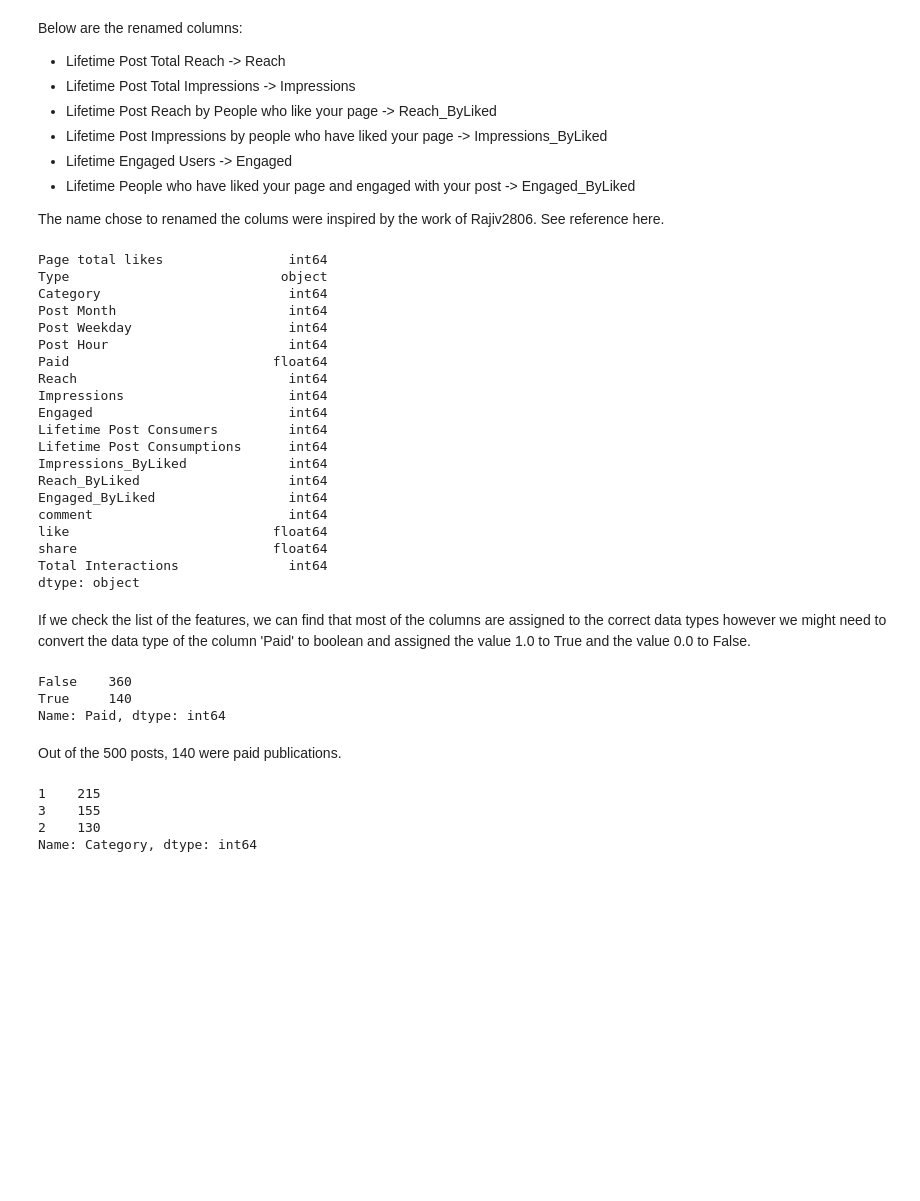
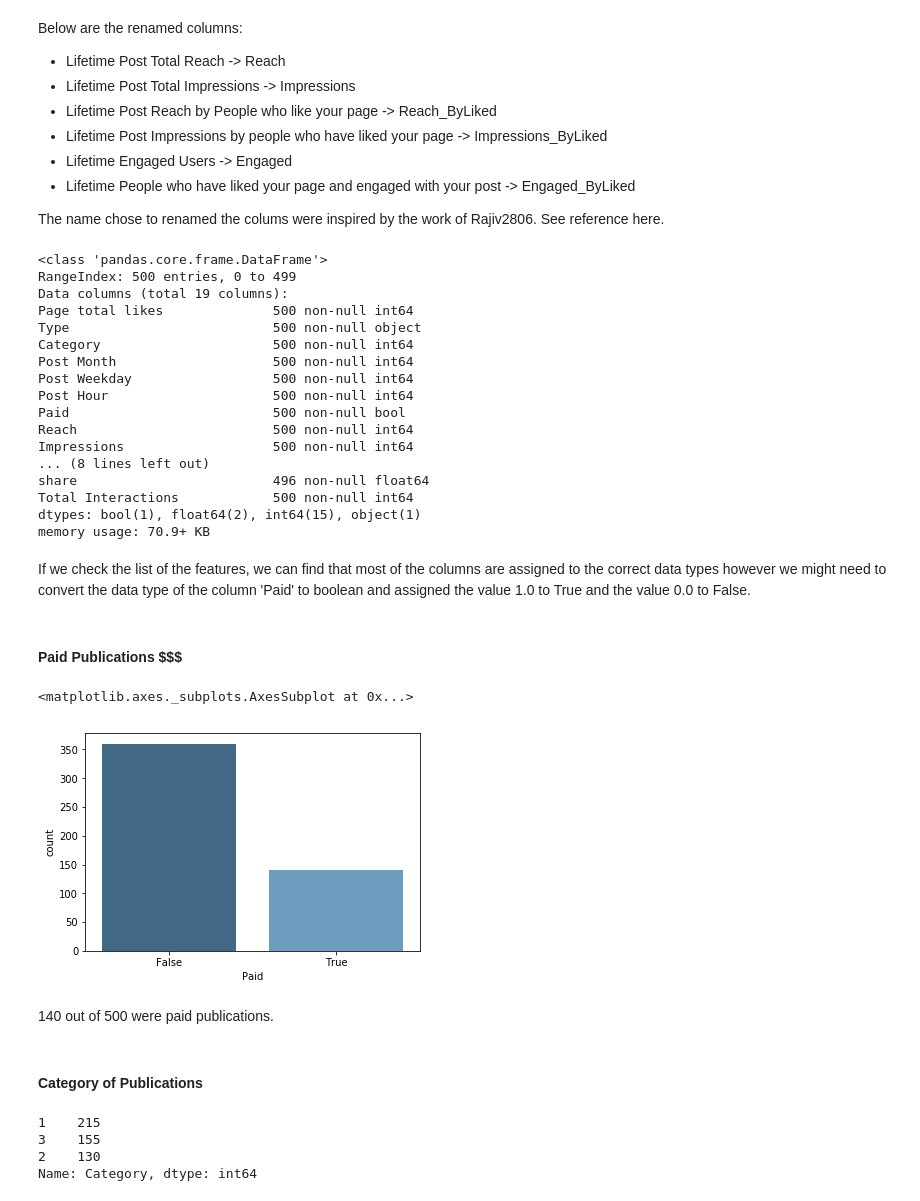
Before and after one commit to mtfaye/Performance-Metrics-Facebook-s-Page, a Jupyter notebook: Social_media_metrics.ipynb, the cells around one changed output. Drawn from its saved outputs; the diff is of its cells as text; code cells hidden in the pictures; blank space fills up the shorter version.

```diff
--- a/Social_media_metrics.ipynb
+++ b/Social_media_metrics.ipynb
@@ -40,40 +43,40 @@ df = df.rename(columns\
                  'Lifetime People who have liked your Page and engaged with your post':'Engaged_ByLiked'
                   })
 # %%
-df.dtypes #List of the features and their data types
+df.info() #List of the features and their data types
 # %% [output]
-Page total likes                int64
-Type                           object
-Category                        int64
-Post Month                      int64
-Post Weekday                    int64
-Post Hour                       int64
-Paid                          float64
-Reach                           int64
-Impressions                     int64
-Engaged                         int64
-Lifetime Post Consumers         int64
-Lifetime Post Consumptions      int64
-Impressions_ByLiked             int64
-Reach_ByLiked                   int64
-Engaged_ByLiked                 int64
-comment                         int64
-like                          float64
-share                         float64
-Total Interactions              int64
-dtype: object
+<class 'pandas.core.frame.DataFrame'>
+RangeIndex: 500 entries, 0 to 499
+Data columns (total 19 columns):
+Page total likes              500 non-null int64
+Type                          500 non-null object
+Category                      500 non-null int64
+Post Month                    500 non-null int64
+Post Weekday                  500 non-null int64
+Post Hour                     500 non-null int64
+Paid                          500 non-null bool
+Reach                         500 non-null int64
+Impressions                   500 non-null int64
+... (8 lines left out)
+share                         496 non-null float64
+Total Interactions            500 non-null int64
+dtypes: bool(1), float64(2), int64(15), object(1)
+memory usage: 70.9+ KB
 # %% [markdown]
 If we check the list of the features, we can find that most of the columns are assigned to the correct data types however we might need to convert the data type of the column 'Paid' to boolean and assigned the value 1.0 to True and the value 0.0 to False.
+# %% [markdown]
+####  Paid Publications $$$
 # %%
 df['Paid'] = df['Paid'].astype(bool)
-# %%
-df['Paid'].value_counts()
-# %% [output]
-False    360
-True     140
-Name: Paid, dtype: int64
+# %%
+sns.countplot(df['Paid', palette='Blues_d')
+# %% [output]
+<matplotlib.axes._subplots.AxesSubplot at 0x...>
+[figure, added]
 # %% [markdown]
-Out of the 500 posts, 140 were paid publications.
+140 out of 500 were paid publications.
+# %% [markdown]
+#### Category of Publications
 # %%
 df['Category'].value_counts()
 # %% [output]
```
Also changed, not shown: parts of 16 cells of this notebook.
